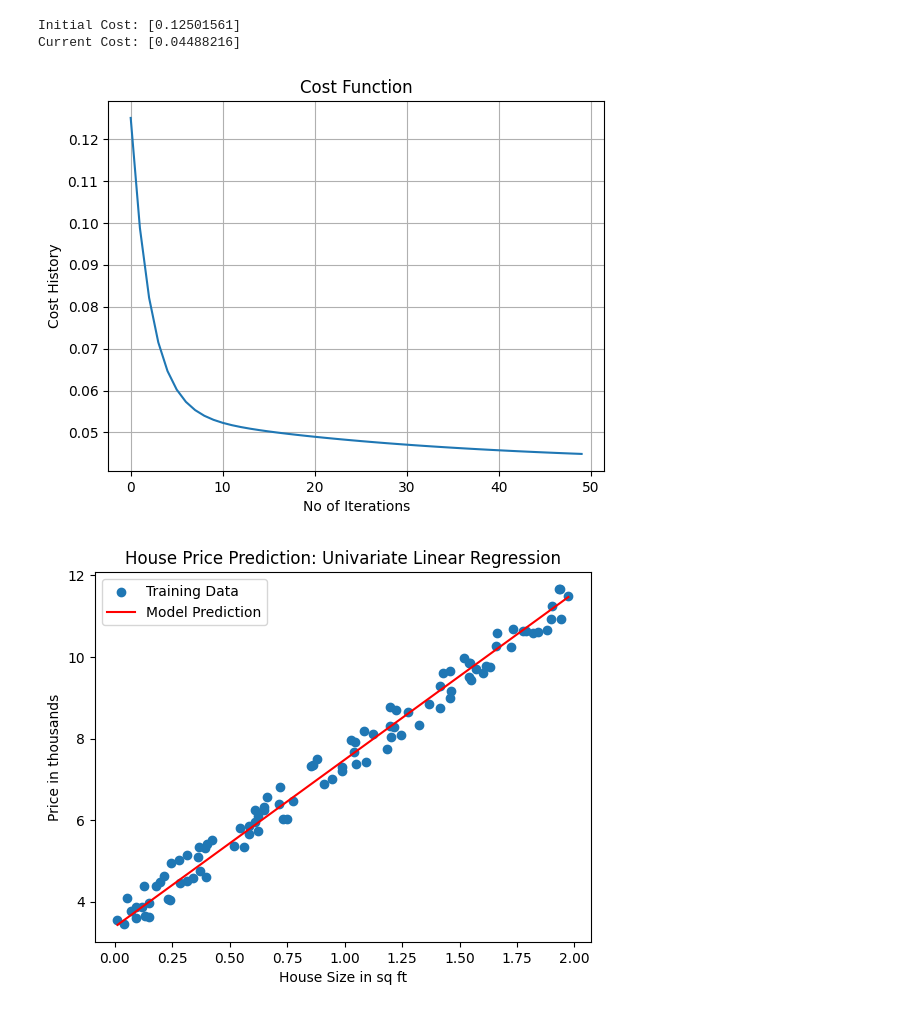
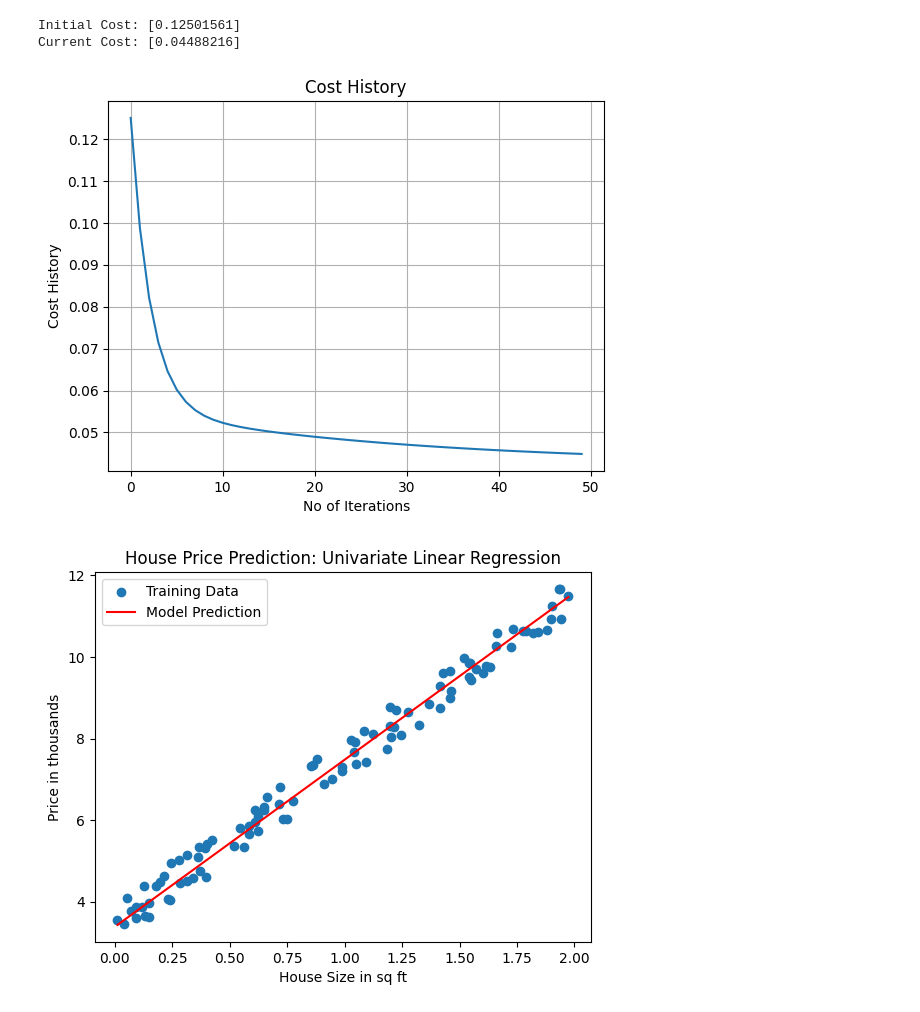
Before and after one commit to FeralSatyam/House_Price_Prediction_Using_Univariate_Linear_Regression_and_Gradient_Descent, a Jupyter notebook: house_price_gradient_descent.ipynb, the cells around one changed output. Cells and saved outputs as stored; diff of their text form; code cells hidden in the pictures.

```diff
--- a/house_price_gradient_descent.ipynb
+++ b/house_price_gradient_descent.ipynb
@@ -91,13 +91,13 @@ Current Cost: [0.04488216]
 # %%
 #Visualizing Gradient Descent
 plt.plot(range(no_iteration), cost_history)
 plt.xlabel("No of Iterations")
 plt.ylabel("Cost History")
-plt.title("Cost Function")
+plt.title("Cost History")
 plt.grid(True)
 plt.show()
 # %% [output]
-[figure, old version]
+[figure, new version]
 # %%
 x_line = np.linspace(np.min(X), np.max(X), 50)
 y_line = new_theta0 + new_theta1 * x_line
```
Also changed, not shown: 2 other files.
